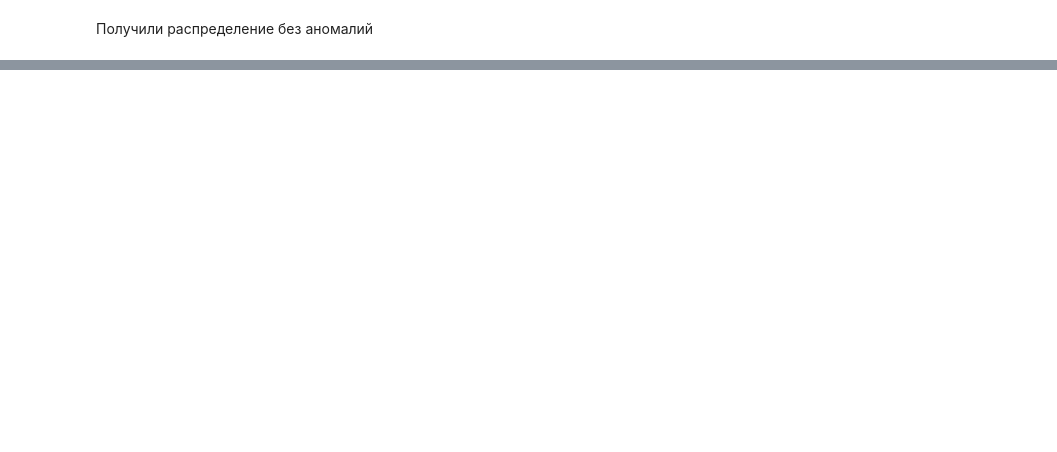
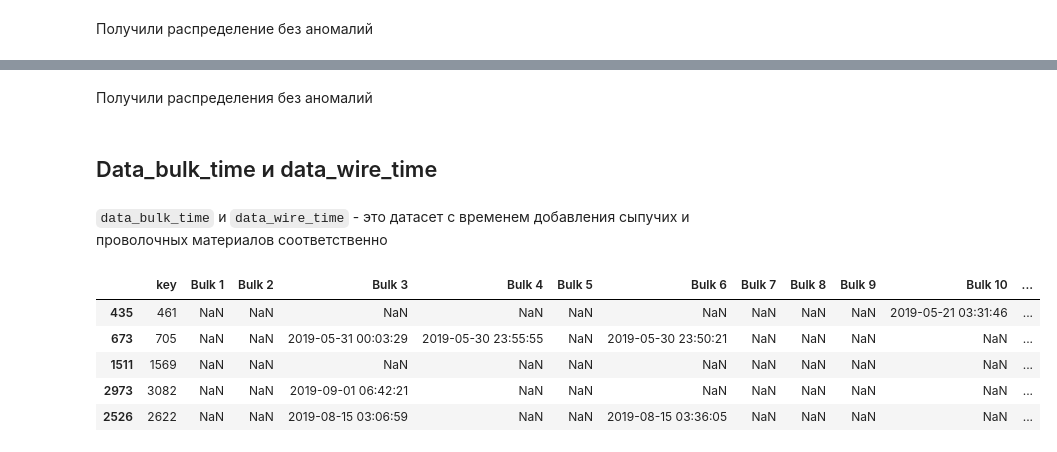
Before and after one commit to alex-blessed/YandexP-projects, a Jupyter notebook: Steel.ipynb, the cells around one changed output, grey strips where cells are left out. Cells and saved outputs as stored; diff of their text form; code cells hidden in the pictures; blank space fills up the shorter version.

```diff
--- a/Steel.ipynb
+++ b/Steel.ipynb
@@ -22,6 +22,8 @@ import pandas as pd
 import numpy as np
 import matplotlib.pyplot as plt
 import seaborn as sns
+# %%
+RANDOM_STATE = 110923
 # %% [markdown]
 Импортируем наши датасеты
 # %%
@@ -282,0 +409,15 @@ sns.histplot(data_gas_selected['Газ 1'])
+# %% [markdown]
+Получили распределения без аномалий
+# %% [markdown]
+## Data_bulk_time и data_wire_time
+# %% [markdown]
+`data_bulk_time` и `data_wire_time` - это датасет с временем добавления сыпучих и проволочных материалов соответственно
+# %%
+data_bulk_time.sample(5, random_state=RANDOM_STATE)
+# %% [output]
+|  | key | Bulk 1 | Bulk 2 | Bulk 3 | Bulk 4 | Bulk 5 | Bulk 6 | Bulk 7 | Bulk 8 | Bulk 9 | Bulk 10 | ... |
+| 435 | 461 | NaN | NaN | NaN | NaN | NaN | NaN | NaN | NaN | NaN | 2019-05-21 03:31:46 | ... |
+| 673 | 705 | NaN | NaN | 2019-05-31 00:03:29 | 2019-05-30 23:55:55 | NaN | 2019-05-30 23:50:21 | NaN | NaN | NaN | NaN | ... |
+| 1511 | 1569 | NaN | NaN | NaN | NaN | NaN | NaN | NaN | NaN | NaN | NaN | ... |
+| 2973 | 3082 | NaN | NaN | 2019-09-01 06:42:21 | NaN | NaN | NaN | NaN | NaN | NaN | NaN | ... |
+| 2526 | 2622 | NaN | NaN | 2019-08-15 03:06:59 | NaN | NaN | 2019-08-15 03:36:05 | NaN | NaN | NaN | NaN | ... |
```
Also changed, not shown: parts of 22 cells of this notebook.
